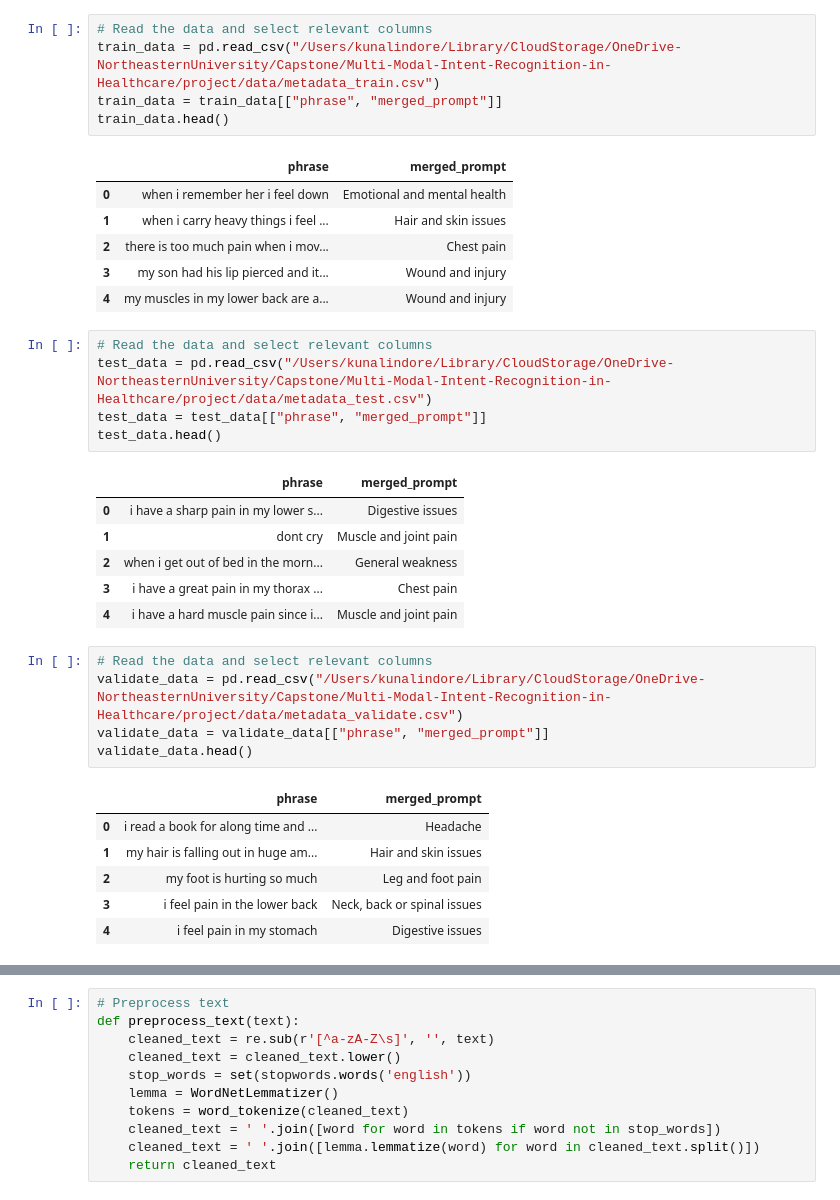
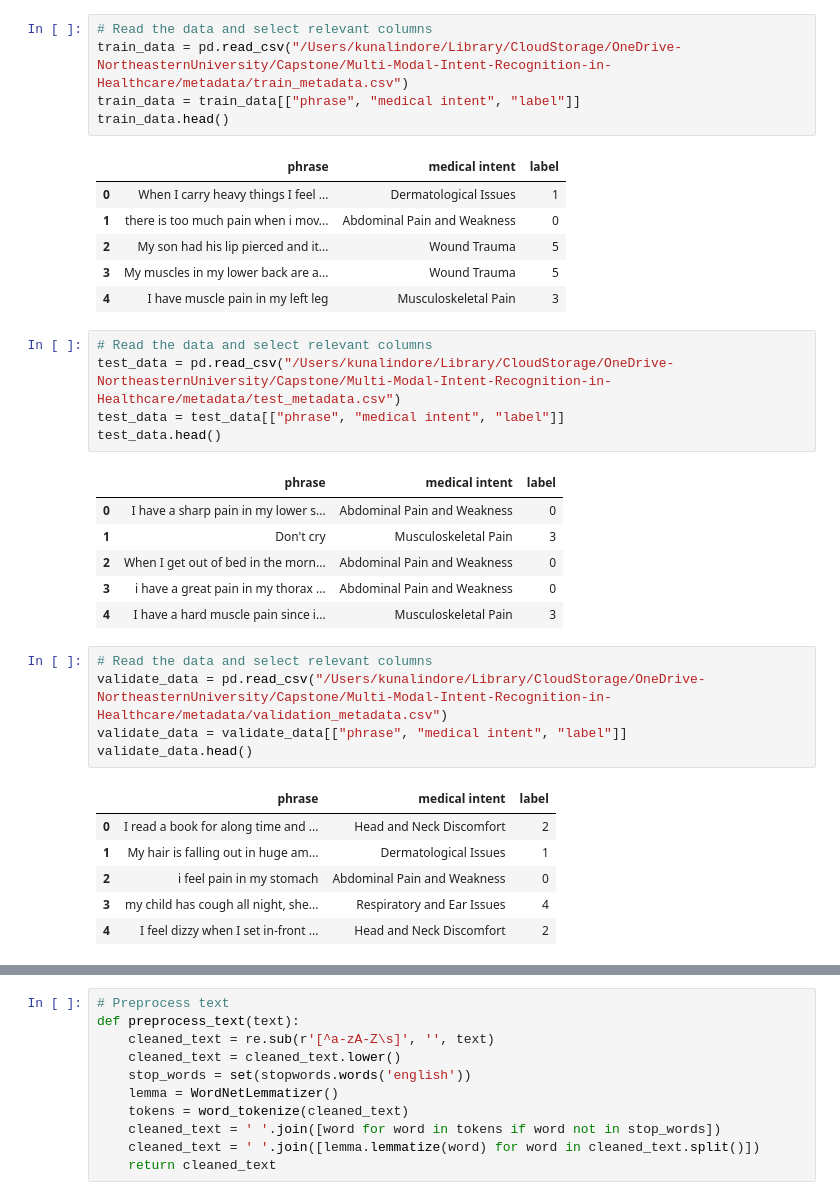
Before and after one commit to Kunal18/Multi-Modal-Intent-Recognition-in-Healthcare, a Jupyter notebook: project/metadata_preprocess.ipynb, the cells around one changed output, grey strips where cells are left out. Cells and saved outputs as stored; diff of their text form.

```diff
--- a/project/metadata_preprocess.ipynb
+++ b/project/metadata_preprocess.ipynb
@@ -15,38 +16,38 @@ ModuleNotFoundError: No module named 'pandas'
 # %%
 # Read the data and select relevant columns
-train_data = pd.read_csv("/Users/kunalindore/Library/CloudStorage/OneDrive-NortheasternUniversity/Capstone/Multi-Modal-Intent-Recognition-in-Healthcare/project/data/metadata_train.csv")
-train_data = train_data[["phrase", "merged_prompt"]]
+train_data = pd.read_csv("/Users/kunalindore/Library/CloudStorage/OneDrive-NortheasternUniversity/Capstone/Multi-Modal-Intent-Recognition-in-Healthcare/metadata/train_metadata.csv")
+train_data = train_data[["phrase", "medical intent", "label"]]
 train_data.head()
 # %% [output]
-|  | phrase | merged_prompt |
-| 0 | when i remember her i feel down | Emotional and mental health |
-| 1 | when i carry heavy things i feel ... | Hair and skin issues |
-| 2 | there is too much pain when i mov... | Chest pain |
-| 3 | my son had his lip pierced and it... | Wound and injury |
-| 4 | my muscles in my lower back are a... | Wound and injury |
+|  | phrase | medical intent | label |
+| 0 | When I carry heavy things I feel ... | Dermatological Issues | 1 |
+| 1 | there is too much pain when i mov... | Abdominal Pain and Weakness | 0 |
+| 2 | My son had his lip pierced and it... | Wound Trauma | 5 |
+| 3 | My muscles in my lower back are a... | Wound Trauma | 5 |
+| 4 | I have muscle pain in my left leg | Musculoskeletal Pain | 3 |
 # %%
 # Read the data and select relevant columns
-test_data = pd.read_csv("/Users/kunalindore/Library/CloudStorage/OneDrive-NortheasternUniversity/Capstone/Multi-Modal-Intent-Recognition-in-Healthcare/project/data/metadata_test.csv")
-test_data = test_data[["phrase", "merged_prompt"]]
+test_data = pd.read_csv("/Users/kunalindore/Library/CloudStorage/OneDrive-NortheasternUniversity/Capstone/Multi-Modal-Intent-Recognition-in-Healthcare/metadata/test_metadata.csv")
+test_data = test_data[["phrase", "medical intent", "label"]]
 test_data.head()
 # %% [output]
-|  | phrase | merged_prompt |
-| 0 | i have a sharp pain in my lower s... | Digestive issues |
-| 1 | dont cry | Muscle and joint pain |
-| 2 | when i get out of bed in the morn... | General weakness |
-| 3 | i have a great pain in my thorax ... | Chest pain |
-| 4 | i have a hard muscle pain since i... | Muscle and joint pain |
+|  | phrase | medical intent | label |
+| 0 | I have a sharp pain in my lower s... | Abdominal Pain and Weakness | 0 |
+| 1 | Don't cry | Musculoskeletal Pain | 3 |
+| 2 | When I get out of bed in the morn... | Abdominal Pain and Weakness | 0 |
+| 3 | i have a great pain in my thorax ... | Abdominal Pain and Weakness | 0 |
+| 4 | I have a hard muscle pain since i... | Musculoskeletal Pain | 3 |
 # %%
 # Read the data and select relevant columns
-validate_data = pd.read_csv("/Users/kunalindore/Library/CloudStorage/OneDrive-NortheasternUniversity/Capstone/Multi-Modal-Intent-Recognition-in-Healthcare/project/data/metadata_validate.csv")
-validate_data = validate_data[["phrase", "merged_prompt"]]
+validate_data = pd.read_csv("/Users/kunalindore/Library/CloudStorage/OneDrive-NortheasternUniversity/Capstone/Multi-Modal-Intent-Recognition-in-Healthcare/metadata/validation_metadata.csv")
+validate_data = validate_data[["phrase", "medical intent", "label"]]
 validate_data.head()
 # %% [output]
-|  | phrase | merged_prompt |
-| 0 | i read a book for along time and ... | Headache |
-| 1 | my hair is falling out in huge am... | Hair and skin issues |
-| 2 | my foot is hurting so much | Leg and foot pain |
-| 3 | i feel pain in the lower back | Neck, back or spinal issues |
-| 4 | i feel pain in my stomach | Digestive issues |
+|  | phrase | medical intent | label |
+| 0 | I read a book for along time and ... | Head and Neck Discomfort | 2 |
+| 1 | My hair is falling out in huge am... | Dermatological Issues | 1 |
+| 2 | i feel pain in my stomach | Abdominal Pain and Weakness | 0 |
+| 3 | my child has cough all night, she... | Respiratory and Ear Issues | 4 |
+| 4 | I feel dizzy when I set in-front ... | Head and Neck Discomfort | 2 |
 # %%
 # Check the number of rows for each merged_prompt class
```
Also changed, not shown: parts of 16 cells of this notebook, 19 other files.
